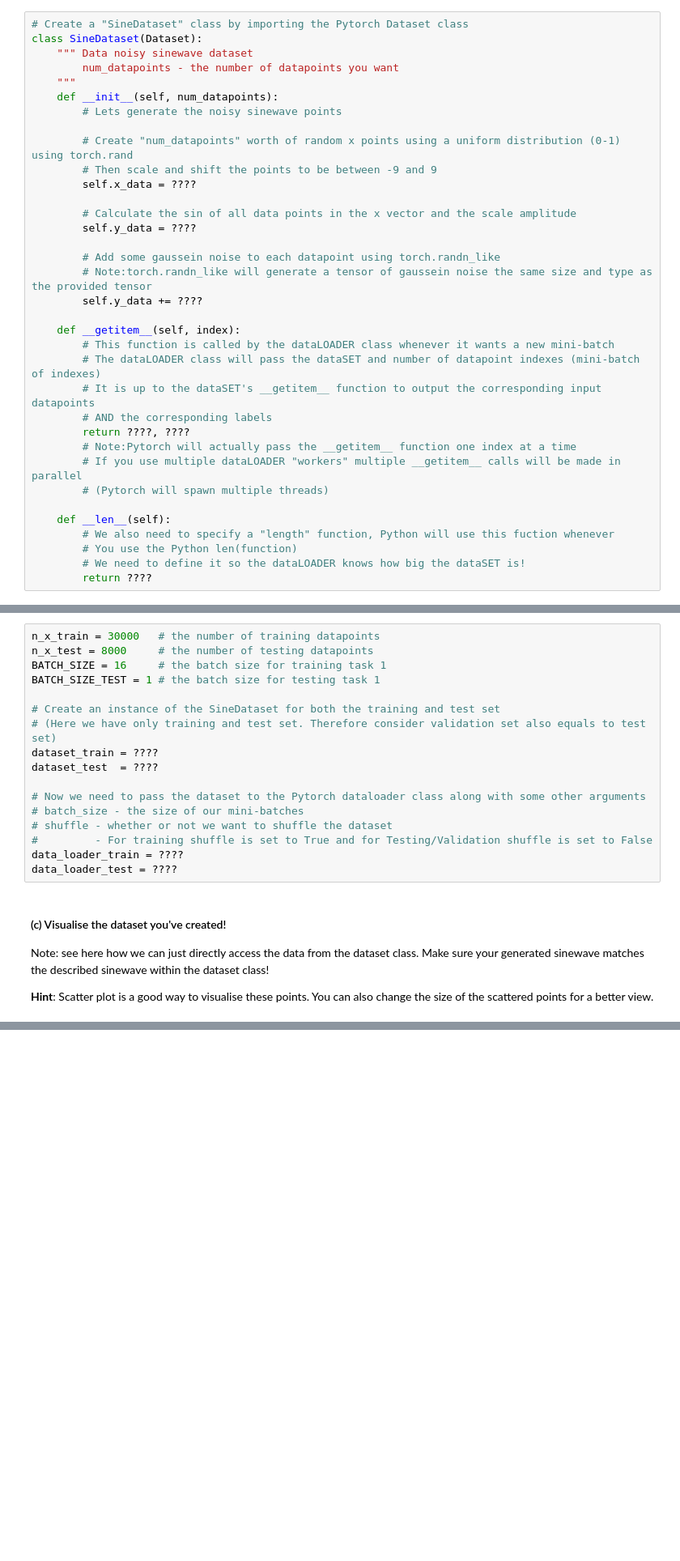
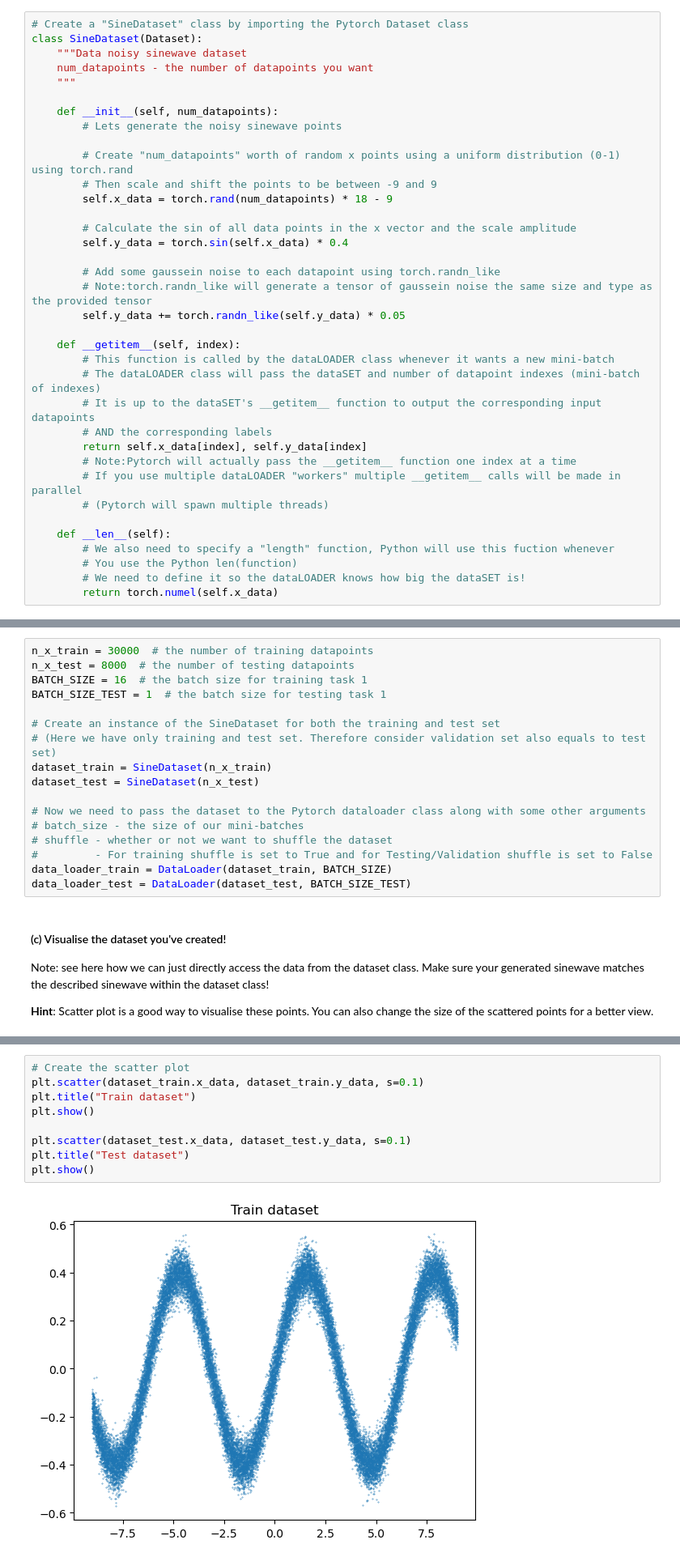
Before and after one commit to sqooid/ece4179-neural-networks, a Jupyter notebook: labs/lab-3/Lab3_1_Sinusoidal.ipynb, the cells around one changed output, grey strips where cells are left out. Shown: that part at 81% size. Saved outputs shown, nothing was run; the diff lists cells and outputs as text; blank space fills up the shorter version.

```diff
--- a/labs/lab-3/Lab3_1_Sinusoidal.ipynb
+++ b/labs/lab-3/Lab3_1_Sinusoidal.ipynb
@@ -161,29 +170,30 @@ Make sure to follow all inline comments specified for each code fragment that yo
 # %%
 # Create a "SineDataset" class by importing the Pytorch Dataset class
 class SineDataset(Dataset):
-    """ Data noisy sinewave dataset
-        num_datapoints - the number of datapoints you want
+    """Data noisy sinewave dataset
+    num_datapoints - the number of datapoints you want
     """
+
     def __init__(self, num_datapoints):
         # Lets generate the noisy sinewave points
 
         # Create "num_datapoints" worth of random x points using a uniform distribution (0-1) using torch.rand
         # Then scale and shift the points to be between -9 and 9
-        self.x_data = ????
+        self.x_data = torch.rand(num_datapoints) * 18 - 9
 
         # Calculate the sin of all data points in the x vector and the scale amplitude
-        self.y_data = ????
+        self.y_data = torch.sin(self.x_data) * 0.4
 
         # Add some gaussein noise to each datapoint using torch.randn_like
         # Note:torch.randn_like will generate a tensor of gaussein noise the same size and type as the provided tensor
-        self.y_data += ????
+        self.y_data += torch.randn_like(self.y_data) * 0.05
 
     def __getitem__(self, index):
         # This function is called by the dataLOADER class whenever it wants a new mini-batch
         # The dataLOADER class will pass the dataSET and number of datapoint indexes (mini-batch of indexes)
         # It is up to the dataSET's __getitem__ function to output the corresponding input datapoints
         # AND the corresponding labels
-        return ????, ????
+        return self.x_data[index], self.y_data[index]
         # Note:Pytorch will actually pass the __getitem__ function one index at a time
         # If you use multiple dataLOADER "workers" multiple __getitem__ calls will be made in parallel
         # (Pytorch will spawn multiple threads)
@@ -192,28 +202,28 @@ class SineDataset(Dataset):
         # We also need to specify a "length" function, Python will use this fuction whenever
         # You use the Python len(function)
         # We need to define it so the dataLOADER knows how big the dataSET is!
-        return ????
+        return torch.numel(self.x_data)
 # %% [markdown]
 #### (b) Create Dataset instance from the defined Class
 
 Now that you've defined your dataset Class, lets create an instance of it for training and testing and then create dataloaders to make it easy to iterate.
 # %%
-n_x_train = 30000   # the number of training datapoints
-n_x_test = 8000     # the number of testing datapoints
-BATCH_SIZE = 16     # the batch size for training task 1
-BATCH_SIZE_TEST = 1 # the batch size for testing task 1
+n_x_train = 30000  # the number of training datapoints
+n_x_test = 8000  # the number of testing datapoints
+BATCH_SIZE = 16  # the batch size for training task 1
+BATCH_SIZE_TEST = 1  # the batch size for testing task 1
 
 # Create an instance of the SineDataset for both the training and test set
 # (Here we have only training and test set. Therefore consider validation set also equals to test set)
-dataset_train = ????
-dataset_test  = ????
+dataset_train = SineDataset(n_x_train)
+dataset_test = SineDataset(n_x_test)
 
 # Now we need to pass the dataset to the Pytorch dataloader class along with some other arguments
 # batch_size - the size of our mini-batches
 # shuffle - whether or not we want to shuffle the dataset
 #         - For training shuffle is set to True and for Testing/Validation shuffle is set to False
-data_loader_train = ????
-data_loader_test = ????
+data_loader_train = DataLoader(dataset_train, BATCH_SIZE)
+data_loader_test = DataLoader(dataset_test, BATCH_SIZE_TEST)
 # %% [markdown]
 #### (c) Visualise the dataset you've created!
 
@@ -225,0 +233,11 @@ Note: see here how we can just directly access the data from the dataset class.
+# %%
+# Create the scatter plot
+plt.scatter(dataset_train.x_data, dataset_train.y_data, s=0.1)
+plt.title("Train dataset")
+plt.show()
+
+plt.scatter(dataset_test.x_data, dataset_test.y_data, s=0.1)
+plt.title("Test dataset")
+plt.show()
+# %% [output]
+[figure, added]
```
Also changed, not shown: parts of 18 cells of this notebook, 2 other files.
